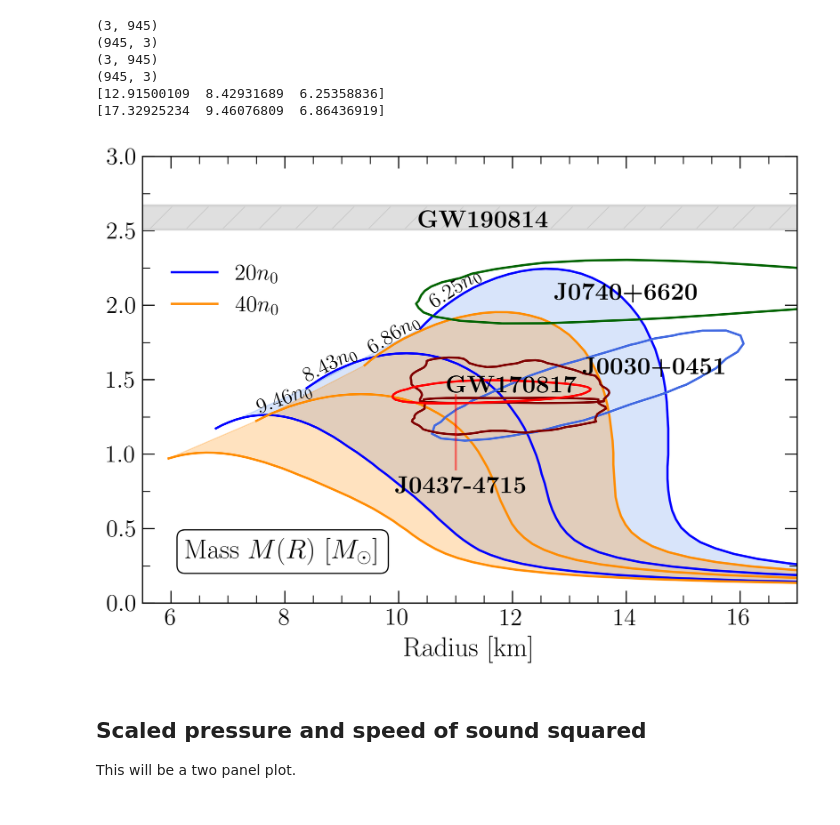
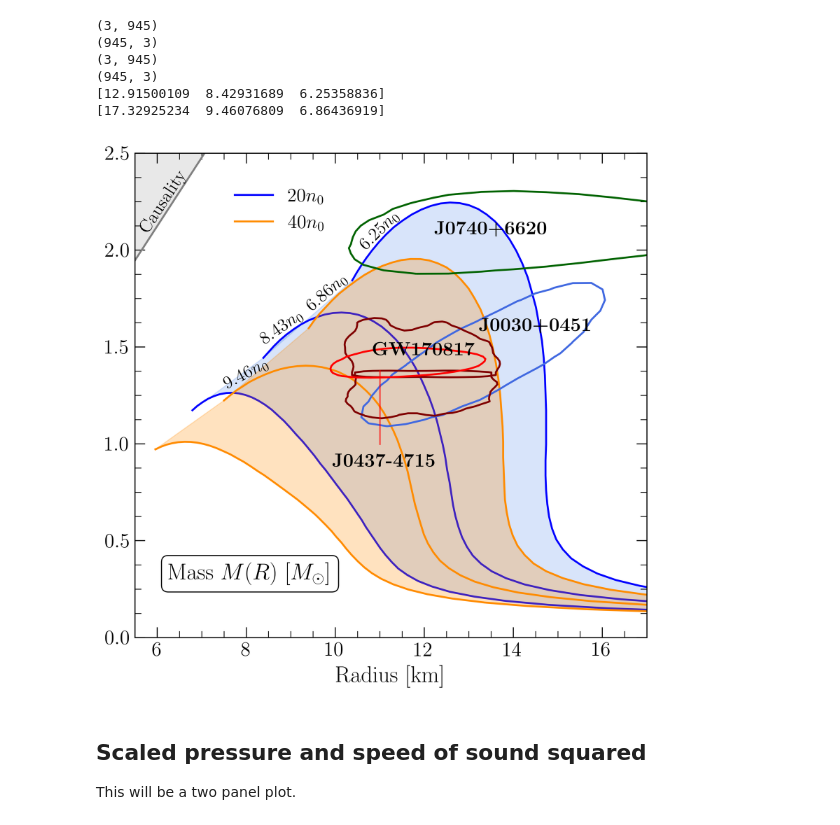
Before and after one commit to asemposki/neutron-rich-bmm, a Jupyter notebook: notebooks/MR_Curves.ipynb, the cells around one changed output. Saved outputs shown, nothing was run; the diff lists cells and outputs as text; code cells hidden in the pictures.

Commit message:
adding causality but not correct

```diff
--- a/notebooks/MR_Curves.ipynb
+++ b/notebooks/MR_Curves.ipynb
@@ -116,11 +116,8 @@ from scripts import *
 setup_rc_params()
 
 # plot the results including the samples and the overall mean, std_dev
-fig, ax = plt.subplots(1,1, dpi=600)
-
-# means
-ax.plot(rad20, mass20, color='blue', label=r'$20n_{0}$')
-ax.plot(rad40, mass40, color='darkorange', label=r'$40n_{0}$')
+fig = plt.figure(figsize=(6,6), dpi=600)
+ax = plt.axes()
 
 # 20n0
 vertices = [(x, y1_val) for x, y1_val in zip(rad20[:,1], mass20[:,1])] + \
@@ -134,21 +131,27 @@ vertices40 = [(x, y1_val) for x, y1_val in zip(rad40[:,1], mass40[:,1])] + \
 vertices402 = [(x, y1_val) for x, y1_val in zip(rad40[:,0], mass40[:,0])] + \
            [(x, y2_val) for x, y2_val in zip(reversed(rad40[:,1]), reversed(mass40[:,1]))]
 
-polygon = Polygon(vertices, closed=True, color="cornflowerblue", alpha=0.25)
-polygon2 = Polygon(vertices2, closed=True, color="cornflowerblue", alpha=0.25)
+polygon = Polygon(vertices, closed=True, color="cornflowerblue", alpha=0.25, zorder=-10)
+polygon2 = Polygon(vertices2, closed=True, color="cornflowerblue", alpha=0.25, zorder=-10)
 plt.gca().add_patch(polygon)
 plt.gca().add_patch(polygon2)
 
-polygon40 = Polygon(vertices40, closed=True, color="darkorange", alpha=0.25)
-polygon402 = Polygon(vertices402, closed=True, color="darkorange", alpha=0.25)
+# means
+ax.plot(rad20, mass20, color='blue', label=r'$20n_{0}$', zorder=-9)
+
+polygon40 = Polygon(vertices40, closed=True, color="darkorange", alpha=0.25, zorder=-5)
+polygon402 = Polygon(vertices402, closed=True, color="darkorange", alpha=0.25, zorder=-5)
 plt.gca().add_patch(polygon40)
 plt.gca().add_patch(polygon402)
+
+# means
+ax.plot(rad40, mass40, color='darkorange', label=r'$40n_{0}$', zorder=-4)
 
 handles, labels = plt.gca().get_legend_handles_labels()
 
 # remove duplicates by converting to a dictionary
 unique = dict(zip(labels, handles))
-legend = ax.legend(unique.values(), unique.keys(), fontsize=15, frameon=False, bbox_to_anchor=[0.25, 0.82])
+legend = ax.legend(unique.values(), unique.keys(), fontsize=15, frameon=False, bbox_to_anchor=[0.15, 0.975])
 
 # NICER and LIGO contours
 corner.hist2d(miller[:,0], miller[:,1], bins=25, range=None, axes_scale=['linear', 'linear'], weights=None, \
@@ -172,52 +175,59 @@ corner.hist2d(x22, y22, bins=25, range=None, axes_scale=['linear', 'linear'], we
               contour_kwargs=None, contourf_kwargs=None, data_kwargs=None, pcolor_kwargs=None, \
               new_fig=False)
 corner.hist2d(j0437[:,2], j0437[:,1], bins=25, range=None, axes_scale=['linear', 'linear'], weights=j0437[:,0], \
               levels=[0.9], smooth=0.8, ax=ax, color='red', quiet=False, plot_datapoints=False, \
               plot_density=False, plot_contours=True, no_fill_contours=True, fill_contours=False, \
               contour_kwargs=None, contourf_kwargs=None, data_kwargs=None, pcolor_kwargs=None, \
               new_fig=False)
 
 # labels for LIGO and NICER data
-ax.text(14.0, 2.15, r'$\textbf{J0740+6620}$', ha='center', va='top', fontsize=16)
-ax.text(14.5, 1.65, r'$\textbf{J0030+0451}$', ha='center', va='top', fontsize=16)
+ax.text(13.5, 2.15, r'$\textbf{J0740+6620}$', zorder=100, ha='center', va='top', fontsize=15)
+ax.text(14.5, 1.65, r'$\textbf{J0030+0451}$', zorder=100, ha='center', va='top', fontsize=15)
 
 # # GW 190814
-fake_linspace = np.linspace(5.5, 17.0, 100)
-gw_lower = 2.51*np.ones(len(fake_linspace))
-gw_upper = 2.67*np.ones(len(fake_linspace))
-ax.fill_between(fake_linspace, gw_lower, gw_upper, alpha=0.25, color='grey', hatch='/')
-ax.axhline(y=2.51, color='lightgrey')
-ax.axhline(y=2.67, color='lightgrey')
-ax.text(11.5, 2.635, r'$\textbf{GW190814}$', ha='center', va='top', fontsize=16)
-ax.text(12.0, 1.525, r'$\textbf{GW170817}$', ha='center', va='top', fontsize=16, zorder=10)
-ax.axvline(x=11.0, ymin=0.30, ymax=0.465, color='red', alpha=0.5)
-ax.text(11.1, 0.85, r'$\textbf{J0437-4715}$', ha='center', va='top', fontsize=16)
+# fake_linspace = np.linspace(5.5, 17.0, 100)
+# gw_lower = 2.51*np.ones(len(fake_linspace))
+# gw_upper = 2.67*np.ones(len(fake_linspace))
+# ax.fill_between(fake_linspace, gw_lower, gw_upper, alpha=0.25, color='grey', hatch='/')
+# ax.axhline(y=2.51, color='lightgrey')
+# ax.axhline(y=2.67, color='lightgrey')
+# ax.text(11.5, 2.635, r'$\textbf{GW190814}$', ha='center', va='top', fontsize=16)
+ax.text(12.0, 1.525, r'$\textbf{GW170817}$', ha='center', va='top', fontsize=15, zorder=10)
+ax.axvline(x=11.0, ymin=0.4, ymax=0.55, color='red', alpha=0.5)
+ax.text(11.1, 0.95, r'$\textbf{J0437-4715}$', ha='center', va='top', fontsize=15)
 
 # adding labels for central densities of the top 2 curves
-ax.text(8.0, 1.37, r'{:.2f}$n_0$'.format(cdens40[1]/n0), rotation=20, va='center', \
+ax.text(8.0, 1.36, r'{:.2f}$n_0$'.format(cdens40[1]/n0), rotation=28, va='center', \
         ha='center', fontsize=14)
-ax.text(9.92, 1.8, r'{:.2f}$n_0$'.format(cdens40[2]/n0), rotation=32, va='center', \
+ax.text(9.82, 1.78, r'{:.2f}$n_0$'.format(cdens40[2]/n0), rotation=41, va='center', \
         ha='center', fontsize=14)
 
-ax.text(8.8, 1.6, r'{:.2f}$n_0$'.format(cdens20[1]/n0), rotation=27, va='center', \
+ax.text(8.8, 1.6, r'{:.2f}$n_0$'.format(cdens20[1]/n0), rotation=35, va='center', \
         ha='center', fontsize=14)
-ax.text(11.0, 2.11, r'{:.2f}$n_0$'.format(cdens20[2]/n0), rotation=33, va='center', \
+ax.text(11.0, 2.1, r'{:.2f}$n_0$'.format(cdens20[2]/n0), rotation=45, va='center', \
+        ha='center', fontsize=14)
+
+# causality limit
+radlim = np.linspace(5.0, 20.0, 100)
+ax.plot(radlim, 0.354*radlim, color='grey')
+ax.fill_between(radlim, 0.354*radlim, 3.0, color='lightgrey', alpha=0.5)
+ax.text(6.15, 2.25, r'Causality', rotation=57, va='center', \
         ha='center', fontsize=14)
 
 ax.xaxis.set_major_locator(MultipleLocator(2))
 ax.xaxis.set_minor_locator(MultipleLocator(0.5))
 ax.yaxis.set_major_locator(MultipleLocator(0.5))
-ax.yaxis.set_minor_locator(MultipleLocator(0.25))
+ax.yaxis.set_minor_locator(MultipleLocator(0.125))
 ax.tick_params(axis='both', which='major', labelsize=16, right=True, top=True, length=8)
 ax.tick_params(axis='both', which='minor', labelsize=16, right=True, top=True, length=5)
 ax.set_xlim(5.5, 17.0)
-ax.set_ylim(0.0,3.0)
+ax.set_ylim(0.0,2.5)
 ax.set_xlabel(r'Radius [km]', fontsize=18)
 ax.text(6.25, 0.30, r'Mass $M(R)$ $[M_\odot]$', fontsize=18, bbox=dict(facecolor='w', boxstyle='round'))
 fig.savefig('../figures/ANM_Figures/mr_stationary_comparison_20_40.pdf')
 plt.show()
 # %% [output]
-[figure, old version]
+[figure, new version]
 # %% [markdown]
 ## Scaled pressure and speed of sound squared
 
```
